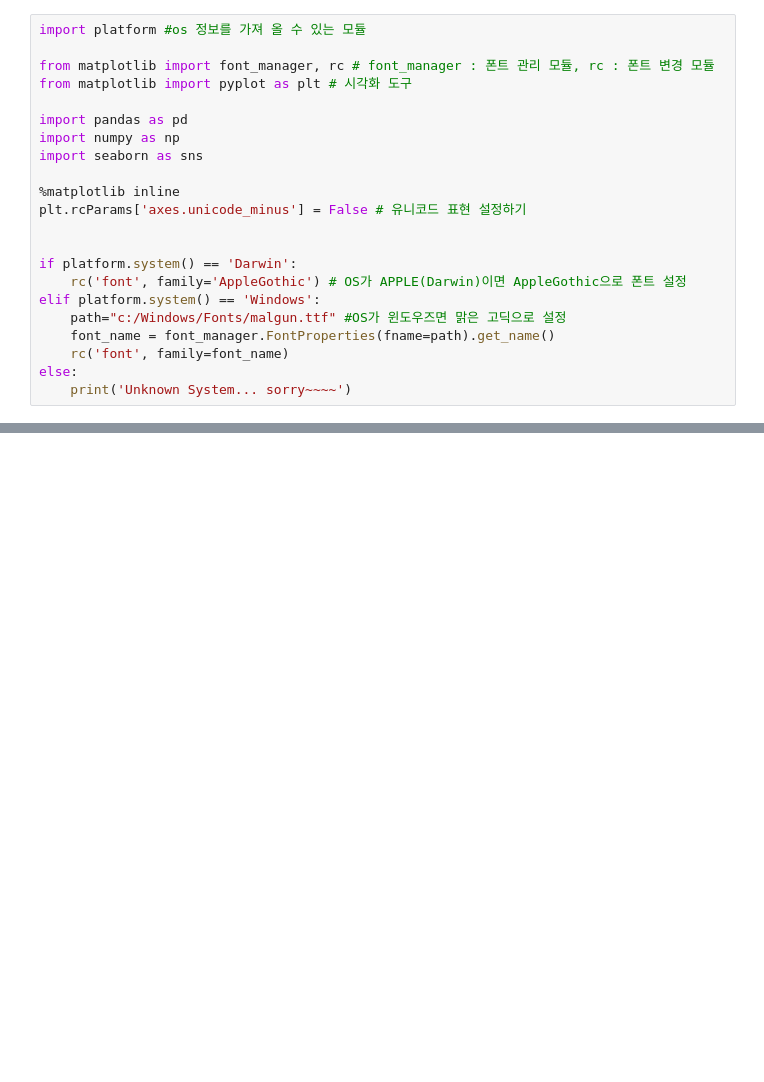
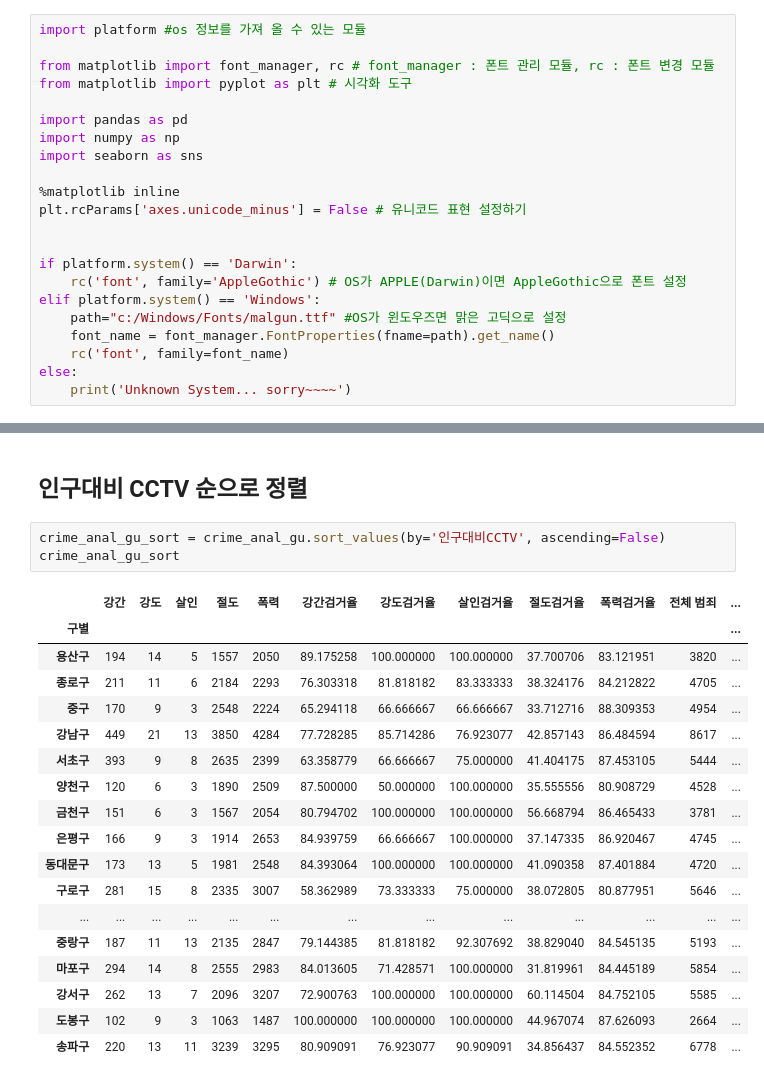
Before and after one commit to Changhwan-Son/Java-Developer-Edu, a Jupyter notebook: python_practice/#2 판다스를 활용한 데이터 분석 /광운대학교_2015726032_손창환.ipynb, the cells around one changed output, grey strips where cells are left out. Cells and saved outputs as stored; diff of their text form; blank space fills up the shorter version.

```diff
--- a/python_practice/#2 판다스를 활용한 데이터 분석 /광운대학교_2015726032_손창환.ipynb
+++ b/python_practice/#2 판다스를 활용한 데이터 분석 /광운대학교_2015726032_손창환.ipynb
@@ -70,0 +146,24 @@ plt.show()
+# %% [markdown]
+## 인구대비 CCTV 순으로 정렬
+# %%
+crime_anal_gu_sort = crime_anal_gu.sort_values(by='인구대비CCTV', ascending=False)
+crime_anal_gu_sort
+# %% [output]
+|  | 강간 | 강도 | 살인 | 절도 | 폭력 | 강간검거율 | 강도검거율 | 살인검거율 | 절도검거율 | 폭력검거율 | 전체 범죄 | ... |
+| 구별 |  |  |  |  |  |  |  |  |  |  |  | ... |
+| 용산구 | 194 | 14 | 5 | 1557 | 2050 | 89.175258 | 100.000000 | 100.000000 | 37.700706 | 83.121951 | 3820 | ... |
+| 종로구 | 211 | 11 | 6 | 2184 | 2293 | 76.303318 | 81.818182 | 83.333333 | 38.324176 | 84.212822 | 4705 | ... |
+| 중구 | 170 | 9 | 3 | 2548 | 2224 | 65.294118 | 66.666667 | 66.666667 | 33.712716 | 88.309353 | 4954 | ... |
+| 강남구 | 449 | 21 | 13 | 3850 | 4284 | 77.728285 | 85.714286 | 76.923077 | 42.857143 | 86.484594 | 8617 | ... |
+| 서초구 | 393 | 9 | 8 | 2635 | 2399 | 63.358779 | 66.666667 | 75.000000 | 41.404175 | 87.453105 | 5444 | ... |
+| 양천구 | 120 | 6 | 3 | 1890 | 2509 | 87.500000 | 50.000000 | 100.000000 | 35.555556 | 80.908729 | 4528 | ... |
+| 금천구 | 151 | 6 | 3 | 1567 | 2054 | 80.794702 | 100.000000 | 100.000000 | 56.668794 | 86.465433 | 3781 | ... |
+| 은평구 | 166 | 9 | 3 | 1914 | 2653 | 84.939759 | 66.666667 | 100.000000 | 37.147335 | 86.920467 | 4745 | ... |
+| 동대문구 | 173 | 13 | 5 | 1981 | 2548 | 84.393064 | 100.000000 | 100.000000 | 41.090358 | 87.401884 | 4720 | ... |
+| 구로구 | 281 | 15 | 8 | 2335 | 3007 | 58.362989 | 73.333333 | 75.000000 | 38.072805 | 80.877951 | 5646 | ... |
+| ... | ... | ... | ... | ... | ... | ... | ... | ... | ... | ... | ... | ... |
+| 중랑구 | 187 | 11 | 13 | 2135 | 2847 | 79.144385 | 81.818182 | 92.307692 | 38.829040 | 84.545135 | 5193 | ... |
+| 마포구 | 294 | 14 | 8 | 2555 | 2983 | 84.013605 | 71.428571 | 100.000000 | 31.819961 | 84.445189 | 5854 | ... |
+| 강서구 | 262 | 13 | 7 | 2096 | 3207 | 72.900763 | 100.000000 | 100.000000 | 60.114504 | 84.752105 | 5585 | ... |
+| 도봉구 | 102 | 9 | 3 | 1063 | 1487 | 100.000000 | 100.000000 | 100.000000 | 44.967074 | 87.626093 | 2664 | ... |
+| 송파구 | 220 | 13 | 11 | 3239 | 3295 | 80.909091 | 76.923077 | 90.909091 | 34.856437 | 84.552352 | 6778 | ... |
```
Also changed, not shown: parts of 17 cells of this notebook, 10 other files.
